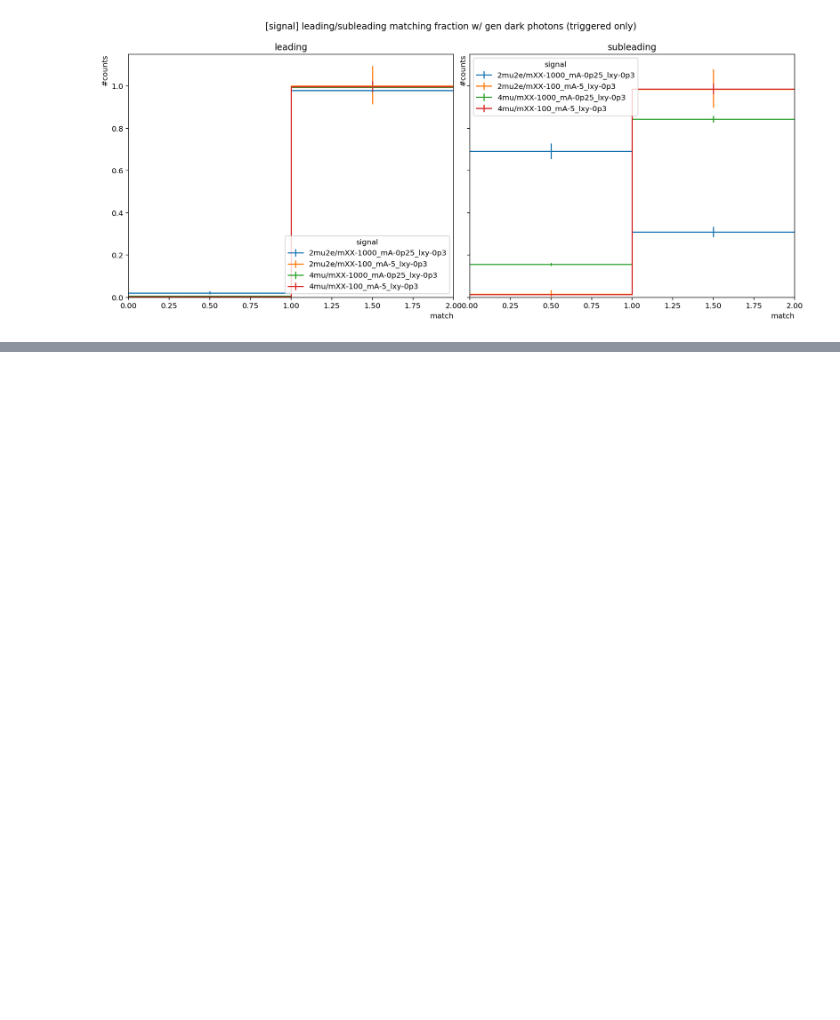
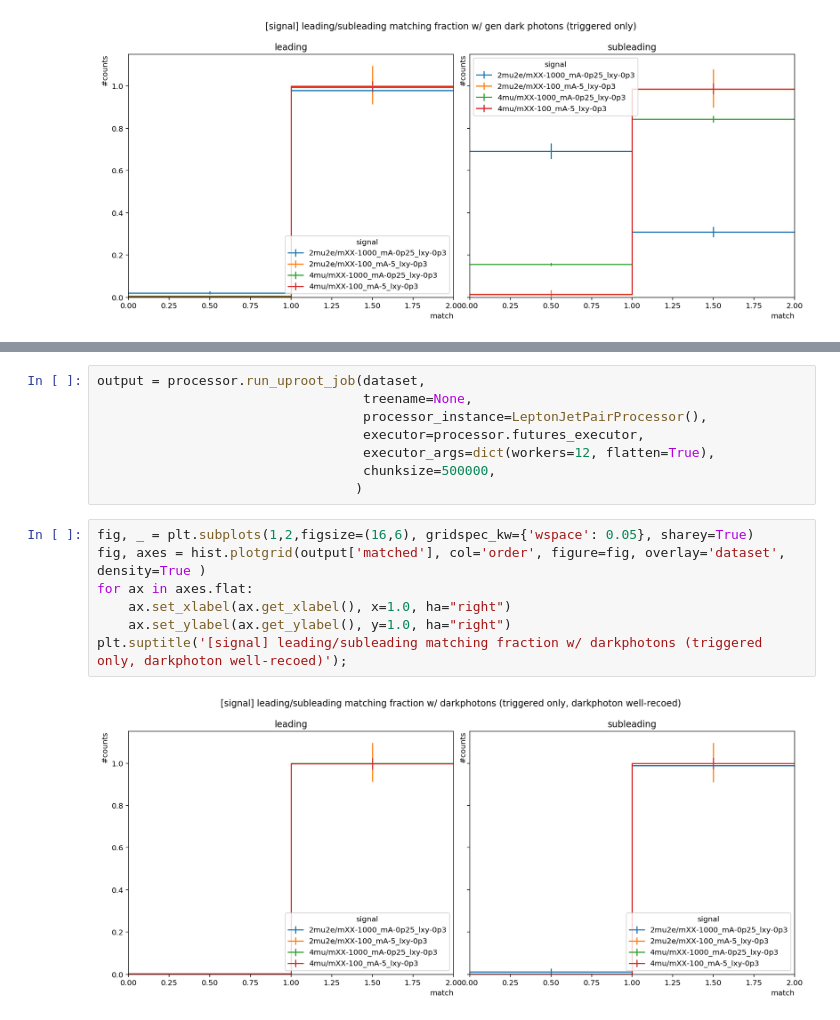
Before and after one commit to areinsvo/FireHydrant, a Jupyter notebook: Notebooks/MC/Signal/variables_representativeparams_lxy0p3.ipynb, the cells around one changed output, grey strips where cells are left out. Drawn from its saved outputs; the diff is of its cells as text; blank space fills up the shorter version.

Commit message:
confirm leading two is enough to pick up signal, close #7

```diff
--- a/Notebooks/MC/Signal/variables_representativeparams_lxy0p3.ipynb
+++ b/Notebooks/MC/Signal/variables_representativeparams_lxy0p3.ipynb
@@ -881,0 +945,17 @@ plt.suptitle('[signal] leading/subleading matching fraction w/ gen dark photons
+# %%
+output = processor.run_uproot_job(dataset,
+                                  treename=None,
+                                  processor_instance=LeptonJetPairProcessor(),
+                                  executor=processor.futures_executor,
+                                  executor_args=dict(workers=12, flatten=True),
+                                  chunksize=500000,
+                                 )
+# %%
+fig, _ = plt.subplots(1,2,figsize=(16,6), gridspec_kw={'wspace': 0.05}, sharey=True)
+fig, axes = hist.plotgrid(output['matched'], col='order', figure=fig, overlay='dataset', density=True )
+for ax in axes.flat:
+    ax.set_xlabel(ax.get_xlabel(), x=1.0, ha="right")
+    ax.set_ylabel(ax.get_ylabel(), y=1.0, ha="right")
+plt.suptitle('[signal] leading/subleading matching fraction w/ darkphotons (triggered only, darkphoton well-recoed)');
+# %% [output]
+[figure, added]
```
Also changed, not shown: parts of 4 cells of this notebook, 1 other file.
